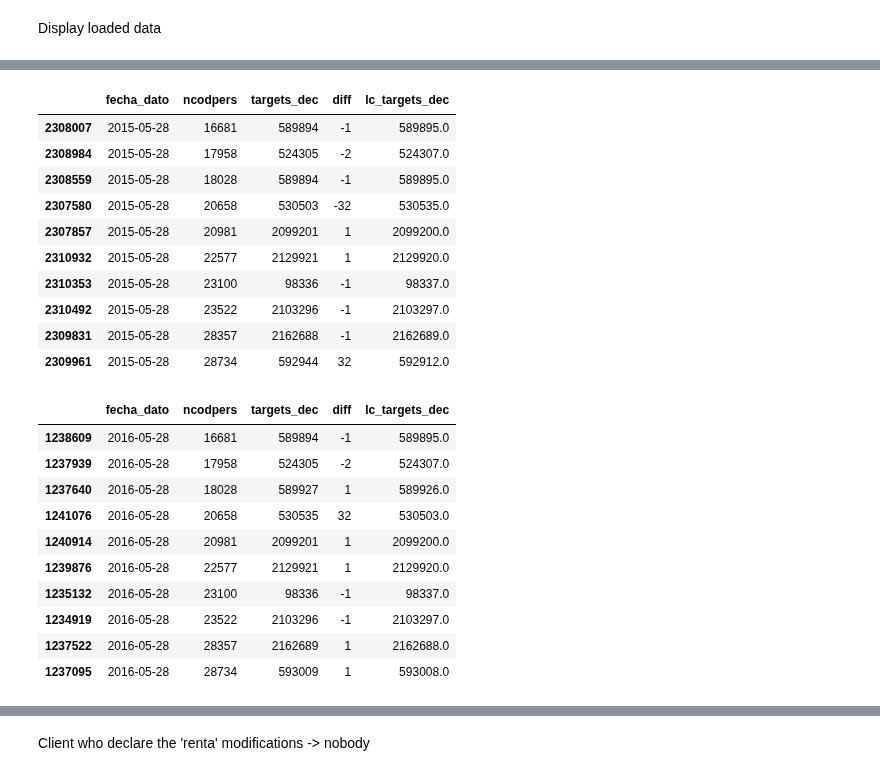
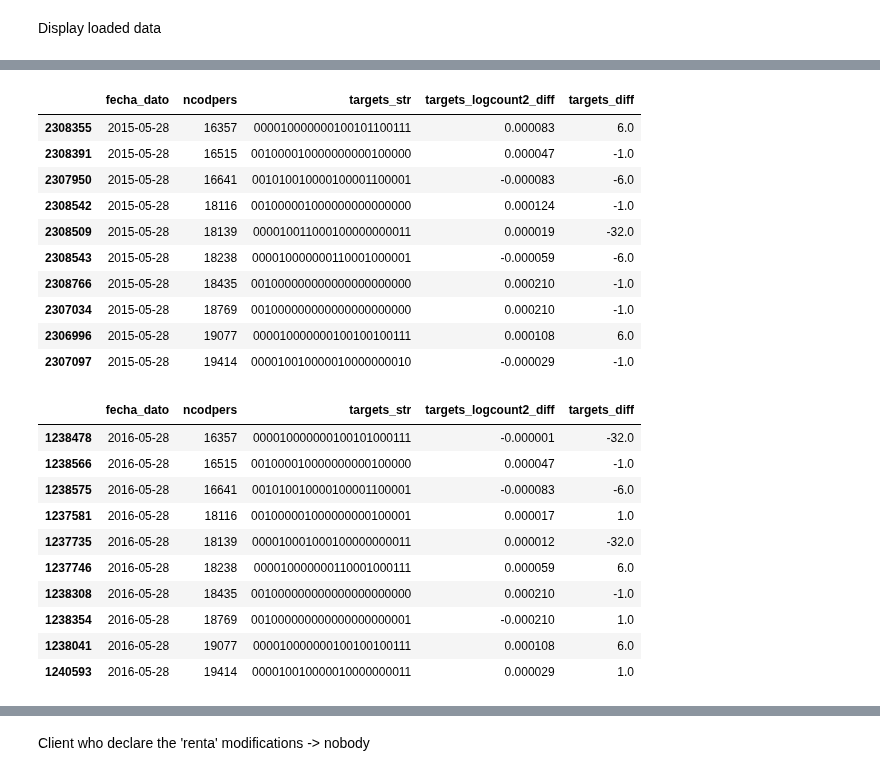
Before and after one commit to vfdev-5/SPR, a Jupyter notebook: keras/NN_predictions_2_CV_active_clients2.ipynb, the cells around one changed output, grey strips where cells are left out. Saved outputs shown, nothing was run; the diff lists cells and outputs as text; code cells hidden in the pictures.

```diff
--- a/keras/NN_predictions_2_CV_active_clients2.ipynb
+++ b/keras/NN_predictions_2_CV_active_clients2.ipynb
@@ -52,8 +34,8 @@ features = [
 # %%
 train_yearmonths_list = [201503, 201504, 201505, 201506, 201603, 201604]
 #train_yearmonths_list = [201505, 201506, 201604]
-val_yearmonth = [201605]
-train_nb_clients = 50000
+val_yearmonth = [201505]
+train_nb_clients = 150000
 train_df, val_df = load_trainval(train_yearmonths_list, val_yearmonth, train_nb_clients)
 # %% [output]
 INFO:root:- Load training data : [201502, 201503, 201504, 201505, 201506, 201602, 201603, 201604]
@@ -178,0 +337,20 @@ for m in months:
+# %%
+train_df.loc[:, 'targets_logDec'] = train_df[TARGET_LABELS].apply(dummies_to_decimal, axis=1)
+mask = ~train_df['lc_targets_str'].isnull()
+train_df.loc[mask, 'lc_targets_logDec'] = train_df[mask][LC_TARGET_LABELS].apply(dummies_to_decimal, axis=1)
+train_df.loc[mask, 'targets_diff'] = train_df.loc[mask, 'targets_logDec'] - train_df.loc[mask, 'lc_targets_logDec']
+train_df.loc[:, 'targets_logDec'] = train_df.loc[:, 'targets_logDec'].apply(lambda x: np.log(x+1))
+train_df.loc[mask, 'lc_targets_logDec'] = train_df.loc[:, 'targets_logDec'].apply(lambda x: np.log(x+1))
+mask = train_df['lc_targets_str'].isnull()
+train_df.loc[mask, 'targets_diff'] = -99999
+train_df.loc[mask, 'lc_targets_logDec'] = -99999
+# %%
+val_df.loc[:, 'targets_logDec'] = val_df[TARGET_LABELS].apply(dummies_to_decimal, axis=1)
+mask = ~val_df['lc_targets_str'].isnull()
+val_df.loc[mask, 'lc_targets_logDec'] = val_df[mask][LC_TARGET_LABELS].apply(dummies_to_decimal, axis=1)
+val_df.loc[mask, 'targets_diff'] = val_df.loc[mask, 'targets_logDec'] - val_df.loc[mask, 'lc_targets_logDec']
+val_df.loc[:, 'targets_logDec'] = val_df.loc[:, 'targets_logDec'].apply(lambda x: np.log(x+1))
+val_df.loc[mask, 'lc_targets_logDec'] = val_df.loc[:, 'targets_logDec'].apply(lambda x: np.log(x+1))
+mask = val_df['lc_targets_str'].isnull()
+val_df.loc[mask, 'targets_diff'] = -99999
+val_df.loc[mask, 'lc_targets_logDec'] = -99999
@@ -220,41 +455,41 @@ Percentage : eq = 0.36023054755  | aeq = 0.558117195005
 # %%
-mask1 = (~train_df['diff'].isnull()) & (train_df['diff'] != 0.0)
+mask1 = (~train_df['targets_logcount2_diff'].isin([0, -99999]))
 tmask1 = train_df['fecha_dato'] == '2015-05-28'
 
-mask2 = (~val_df['diff'].isnull()) & (val_df['diff'] != 0.0)
+mask2 = (~val_df['targets_logcount2_diff'].isin([0, -99999]))
 tmask2 = val_df['fecha_dato'] == '2016-05-28'
 
 active_clients_mask1, active_clients_mask2  = get_common_clients(train_df, tmask1 & mask1, tmask2 & mask2, val_df)
 # %%
 mask1 &= active_clients_mask1
-t1 = train_df[tmask1 & mask1].sort_values(['ncodpers', 'fecha_dato'])[['fecha_dato', 'ncodpers', 'targets_dec', 'diff', 'lc_targets_dec']]
+t1 = train_df[tmask1 & mask1].sort_values(['ncodpers', 'fecha_dato'])[['fecha_dato', 'ncodpers', 'targets_str', 'targets_logcount2_diff', 'targets_diff']]
 t1.head(10)
 # %% [output]
-|  | fecha_dato | ncodpers | targets_dec | diff | lc_targets_dec |
-| 2308007 | 2015-05-28 | 16681 | 589894 | -1 | 589895.0 |
-| 2308984 | 2015-05-28 | 17958 | 524305 | -2 | 524307.0 |
-| 2308559 | 2015-05-28 | 18028 | 589894 | -1 | 589895.0 |
-| 2307580 | 2015-05-28 | 20658 | 530503 | -32 | 530535.0 |
-| 2307857 | 2015-05-28 | 20981 | 2099201 | 1 | 2099200.0 |
-| 2310932 | 2015-05-28 | 22577 | 2129921 | 1 | 2129920.0 |
-| 2310353 | 2015-05-28 | 23100 | 98336 | -1 | 98337.0 |
-| 2310492 | 2015-05-28 | 23522 | 2103296 | -1 | 2103297.0 |
-| 2309831 | 2015-05-28 | 28357 | 2162688 | -1 | 2162689.0 |
-| 2309961 | 2015-05-28 | 28734 | 592944 | 32 | 592912.0 |
+|  | fecha_dato | ncodpers | targets_str | targets_logcount2_diff | targets_diff |
+| 2308355 | 2015-05-28 | 16357 | 000010000000100101100111 | 0.000083 | 6.0 |
+| 2308391 | 2015-05-28 | 16515 | 001000010000000000100000 | 0.000047 | -1.0 |
+| 2307950 | 2015-05-28 | 16641 | 001010010000100001100001 | -0.000083 | -6.0 |
+| 2308542 | 2015-05-28 | 18116 | 001000001000000000000000 | 0.000124 | -1.0 |
+| 2308509 | 2015-05-28 | 18139 | 000010011000100000000011 | 0.000019 | -32.0 |
+| 2308543 | 2015-05-28 | 18238 | 000010000000110001000001 | -0.000059 | -6.0 |
+| 2308766 | 2015-05-28 | 18435 | 001000000000000000000000 | 0.000210 | -1.0 |
+| 2307034 | 2015-05-28 | 18769 | 001000000000000000000000 | 0.000210 | -1.0 |
+| 2306996 | 2015-05-28 | 19077 | 000010000000100100100111 | 0.000108 | 6.0 |
+| 2307097 | 2015-05-28 | 19414 | 000010010000010000000010 | -0.000029 | -1.0 |
 # %%
 mask2 &= active_clients_mask2
-t2 = val_df[tmask2 & mask2].sort_values(['ncodpers', 'fecha_dato'])[['fecha_dato', 'ncodpers', 'targets_dec', 'diff', 'lc_targets_dec']]
+t2 = val_df[tmask2 & mask2].sort_values(['ncodpers', 'fecha_dato'])[['fecha_dato', 'ncodpers', 'targets_str', 'targets_logcount2_diff', 'targets_diff']]
 t2.head(10)
 # %% [output]
-|  | fecha_dato | ncodpers | targets_dec | diff | lc_targets_dec |
-| 1238609 | 2016-05-28 | 16681 | 589894 | -1 | 589895.0 |
-| 1237939 | 2016-05-28 | 17958 | 524305 | -2 | 524307.0 |
-| 1237640 | 2016-05-28 | 18028 | 589927 | 1 | 589926.0 |
-| 1241076 | 2016-05-28 | 20658 | 530535 | 32 | 530503.0 |
-| 1240914 | 2016-05-28 | 20981 | 2099201 | 1 | 2099200.0 |
-| 1239876 | 2016-05-28 | 22577 | 2129921 | 1 | 2129920.0 |
-| 1235132 | 2016-05-28 | 23100 | 98336 | -1 | 98337.0 |
-| 1234919 | 2016-05-28 | 23522 | 2103296 | -1 | 2103297.0 |
-| 1237522 | 2016-05-28 | 28357 | 2162689 | 1 | 2162688.0 |
-| 1237095 | 2016-05-28 | 28734 | 593009 | 1 | 593008.0 |
+|  | fecha_dato | ncodpers | targets_str | targets_logcount2_diff | targets_diff |
+| 1238478 | 2016-05-28 | 16357 | 000010000000100101000111 | -0.000001 | -32.0 |
+| 1238566 | 2016-05-28 | 16515 | 001000010000000000100000 | 0.000047 | -1.0 |
+| 1238575 | 2016-05-28 | 16641 | 001010010000100001100001 | -0.000083 | -6.0 |
+| 1237581 | 2016-05-28 | 18116 | 001000001000000000100001 | 0.000017 | 1.0 |
+| 1237735 | 2016-05-28 | 18139 | 000010001000100000000011 | 0.000012 | -32.0 |
+| 1237746 | 2016-05-28 | 18238 | 000010000000110001000111 | 0.000059 | 6.0 |
+| 1238308 | 2016-05-28 | 18435 | 001000000000000000000000 | 0.000210 | -1.0 |
+| 1238354 | 2016-05-28 | 18769 | 001000000000000000000001 | -0.000210 | 1.0 |
+| 1238041 | 2016-05-28 | 19077 | 000010000000100100100111 | 0.000108 | 6.0 |
+| 1240593 | 2016-05-28 | 19414 | 000010010000010000000011 | 0.000029 | 1.0 |
 # %%
```
Also changed, not shown: parts of 120 cells of this notebook, 5 other files.
